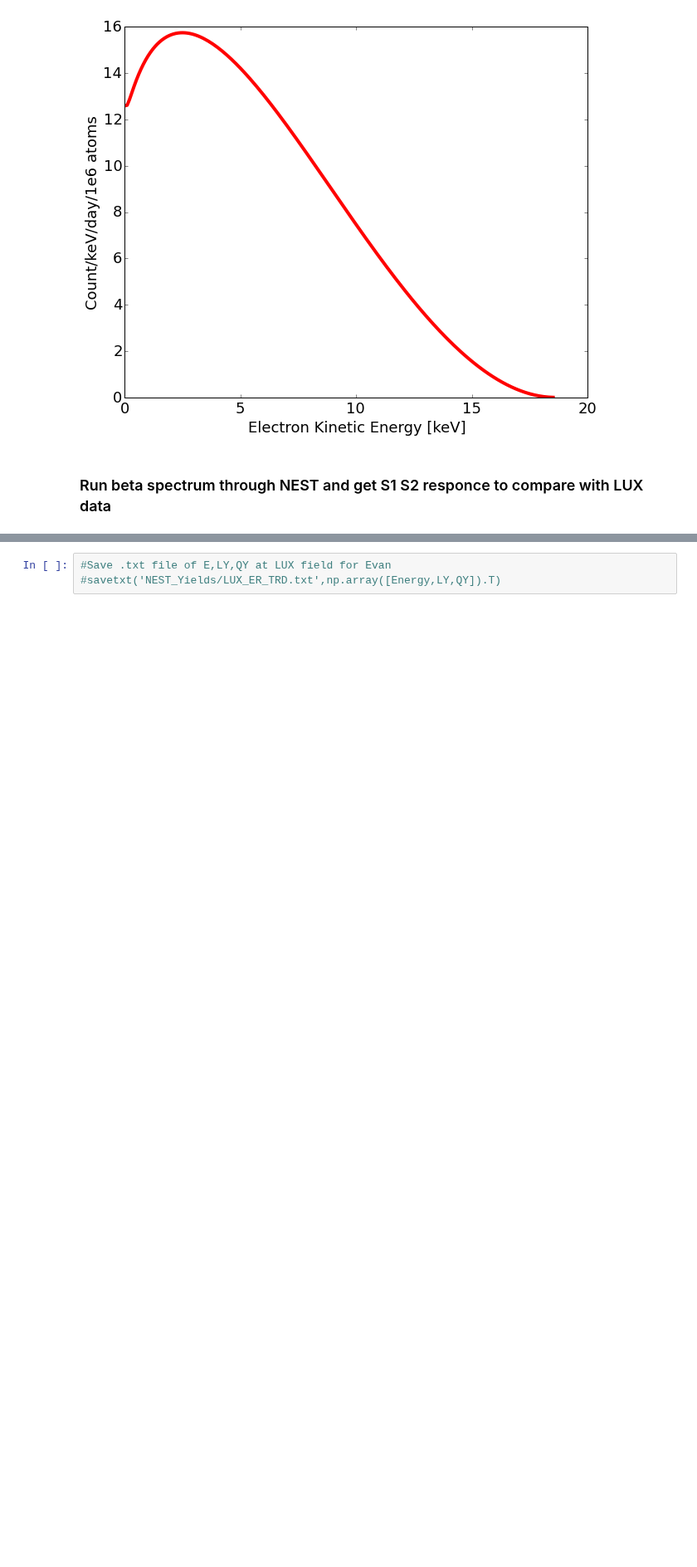
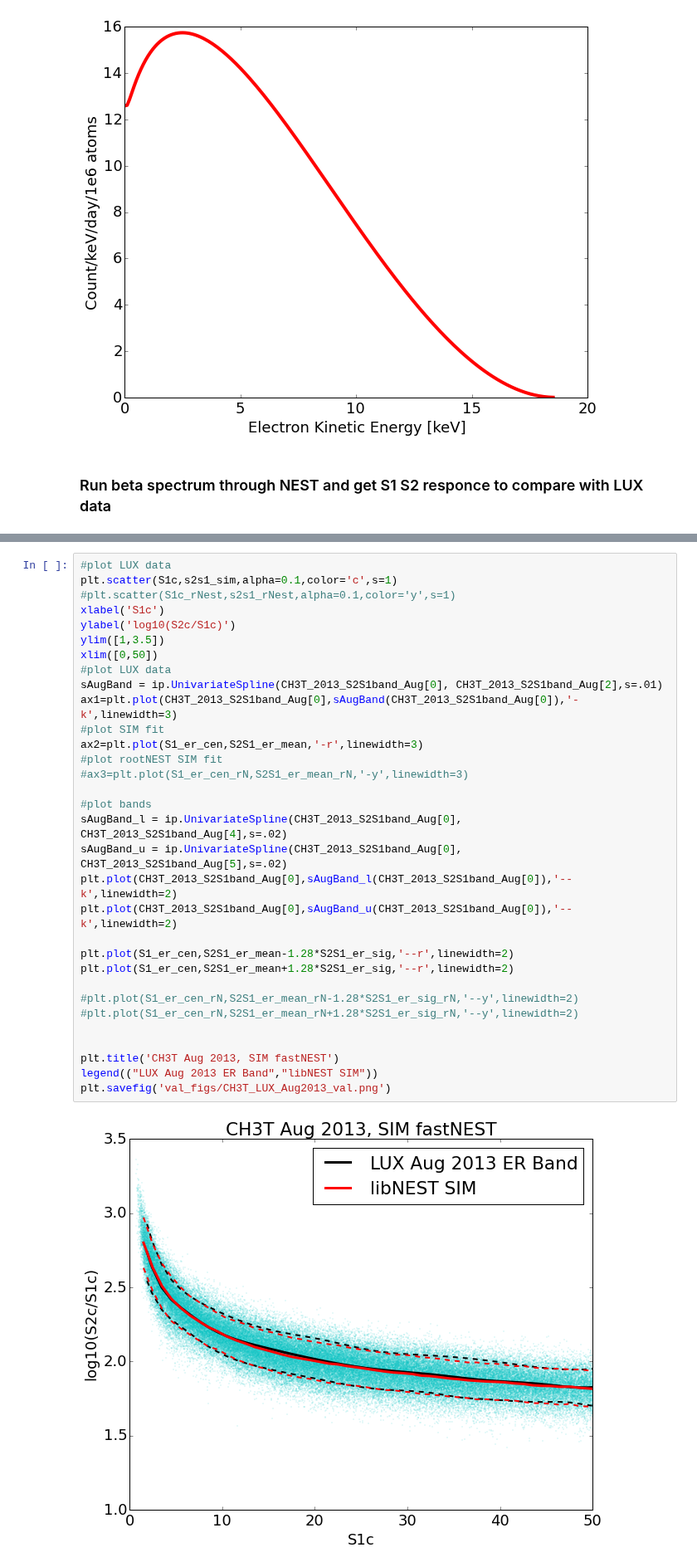
Before and after one commit to attdobi/iPyNb, a Jupyter notebook: PyNEST/libNEST_Validation/libNEST-Validation-LUXdata-S1S2.ipynb, the cells around one changed output, grey strips where cells are left out. Shown at 83% size. Cells and saved outputs as stored; diff of their text form; blank space fills up the shorter version.

```diff
--- a/PyNEST/libNEST_Validation/libNEST-Validation-LUXdata-S1S2.ipynb
+++ b/PyNEST/libNEST_Validation/libNEST-Validation-LUXdata-S1S2.ipynb
@@ -163,4 +234,35 @@ ylabel('Yield (Quanta/keV)')
-# %%
-#Save .txt file of E,LY,QY at LUX field for Evan
-#savetxt('NEST_Yields/LUX_ER_TRD.txt',np.array([Energy,LY,QY]).T)
+# %%
+#plot LUX data
+plt.scatter(S1c,s2s1_sim,alpha=0.1,color='c',s=1)
+#plt.scatter(S1c_rNest,s2s1_rNest,alpha=0.1,color='y',s=1)
+xlabel('S1c')
+ylabel('log10(S2c/S1c)')
+ylim([1,3.5])
+xlim([0,50])
+#plot LUX data
+sAugBand = ip.UnivariateSpline(CH3T_2013_S2S1band_Aug[0], CH3T_2013_S2S1band_Aug[2],s=.01)
+ax1=plt.plot(CH3T_2013_S2S1band_Aug[0],sAugBand(CH3T_2013_S2S1band_Aug[0]),'-k',linewidth=3)
+#plot SIM fit
+ax2=plt.plot(S1_er_cen,S2S1_er_mean,'-r',linewidth=3)
+#plot rootNEST SIM fit
+#ax3=plt.plot(S1_er_cen_rN,S2S1_er_mean_rN,'-y',linewidth=3)
+
+#plot bands
+sAugBand_l = ip.UnivariateSpline(CH3T_2013_S2S1band_Aug[0], CH3T_2013_S2S1band_Aug[4],s=.02)
+sAugBand_u = ip.UnivariateSpline(CH3T_2013_S2S1band_Aug[0], CH3T_2013_S2S1band_Aug[5],s=.02)
+plt.plot(CH3T_2013_S2S1band_Aug[0],sAugBand_l(CH3T_2013_S2S1band_Aug[0]),'--k',linewidth=2)
+plt.plot(CH3T_2013_S2S1band_Aug[0],sAugBand_u(CH3T_2013_S2S1band_Aug[0]),'--k',linewidth=2)
+
+plt.plot(S1_er_cen,S2S1_er_mean-1.28*S2S1_er_sig,'--r',linewidth=2)
+plt.plot(S1_er_cen,S2S1_er_mean+1.28*S2S1_er_sig,'--r',linewidth=2)
+
+#plt.plot(S1_er_cen_rN,S2S1_er_mean_rN-1.28*S2S1_er_sig_rN,'--y',linewidth=2)
+#plt.plot(S1_er_cen_rN,S2S1_er_mean_rN+1.28*S2S1_er_sig_rN,'--y',linewidth=2)
+
+
+plt.title('CH3T Aug 2013, SIM fastNEST')
+legend(("LUX Aug 2013 ER Band","libNEST SIM"))
+plt.savefig('val_figs/CH3T_LUX_Aug2013_val.png')
+# %% [output]
+[figure, added]
 # %% [markdown]
```
Also changed, not shown: parts of 12 cells of this notebook, 12 other files.
